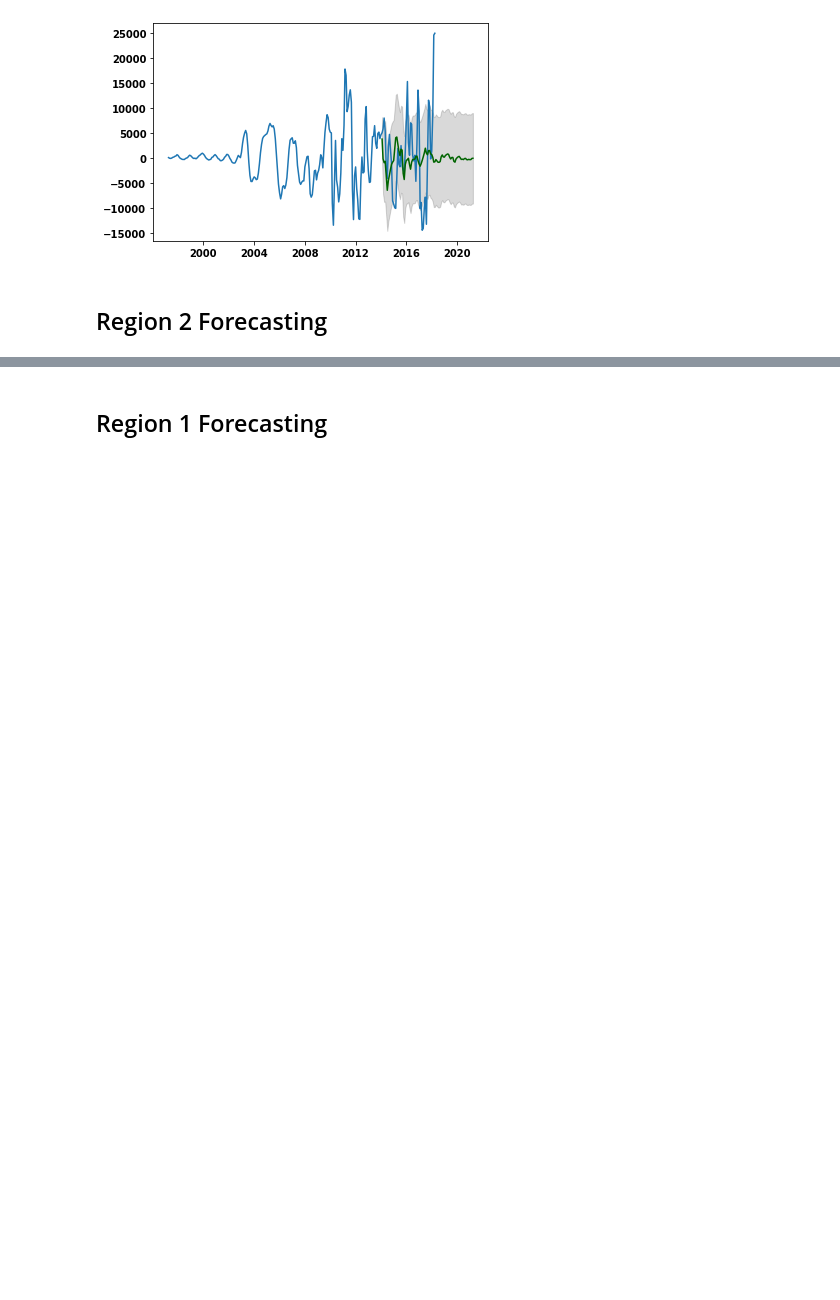
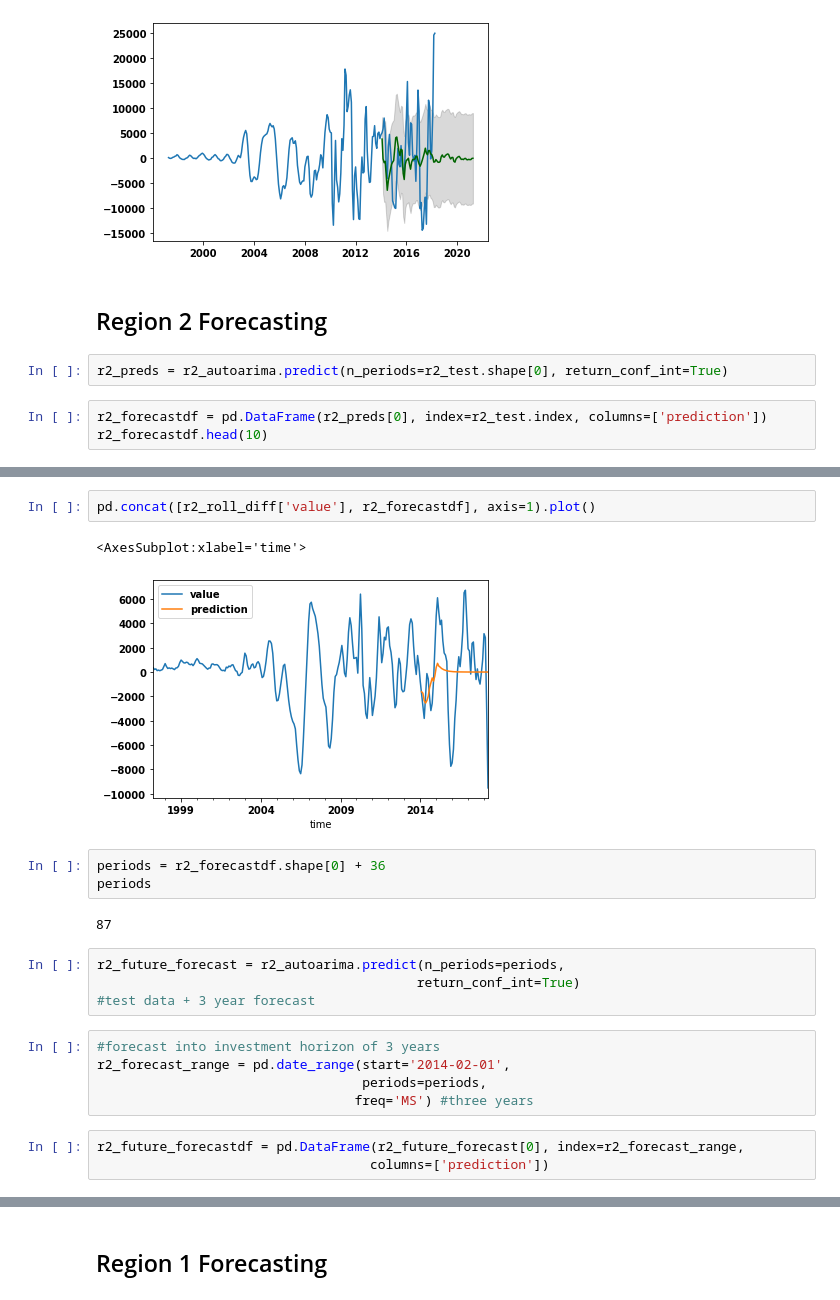
Before and after one commit to yehcolum/ZillowTimeSeries, a Jupyter notebook: time-series/Zillow Data Time Series Analysis.ipynb, the cells around one changed output, grey strips where cells are left out. Saved outputs shown, nothing was run; the diff lists cells and outputs as text; blank space fills up the shorter version.

Commit message:
finish forecasting

```diff
--- a/time-series/Zillow Data Time Series Analysis.ipynb
+++ b/time-series/Zillow Data Time Series Analysis.ipynb
@@ -1471,3 +1479,8 @@ plt.fill_between(r3_forecast_range,
 [figure]
 # %% [markdown]
 ## Region 2 Forecasting
+# %%
+r2_preds = r2_autoarima.predict(n_periods=r2_test.shape[0], return_conf_int=True)
+# %%
+r2_forecastdf = pd.DataFrame(r2_preds[0], index=r2_test.index, columns=['prediction'])
+r2_forecastdf.head(10)
@@ -1473,0 +1500,22 @@ plt.fill_between(r3_forecast_range,
+# %%
+pd.concat([r2_roll_diff['value'], r2_forecastdf], axis=1).plot()
+# %% [output]
+<AxesSubplot:xlabel='time'>
+[figure, added]
+# %%
+periods = r2_forecastdf.shape[0] + 36
+periods
+# %% [output]
+87
+# %%
+r2_future_forecast = r2_autoarima.predict(n_periods=periods,
+                                         return_conf_int=True)
+#test data + 3 year forecast
+# %%
+#forecast into investment horizon of 3 years
+r2_forecast_range = pd.date_range(start='2014-02-01',
+                                  periods=periods,
+                                 freq='MS') #three years
+# %%
+r2_future_forecastdf = pd.DataFrame(r2_future_forecast[0], index=r2_forecast_range,
+                                   columns=['prediction'])
```
Also changed, not shown: parts of 25 cells of this notebook.
